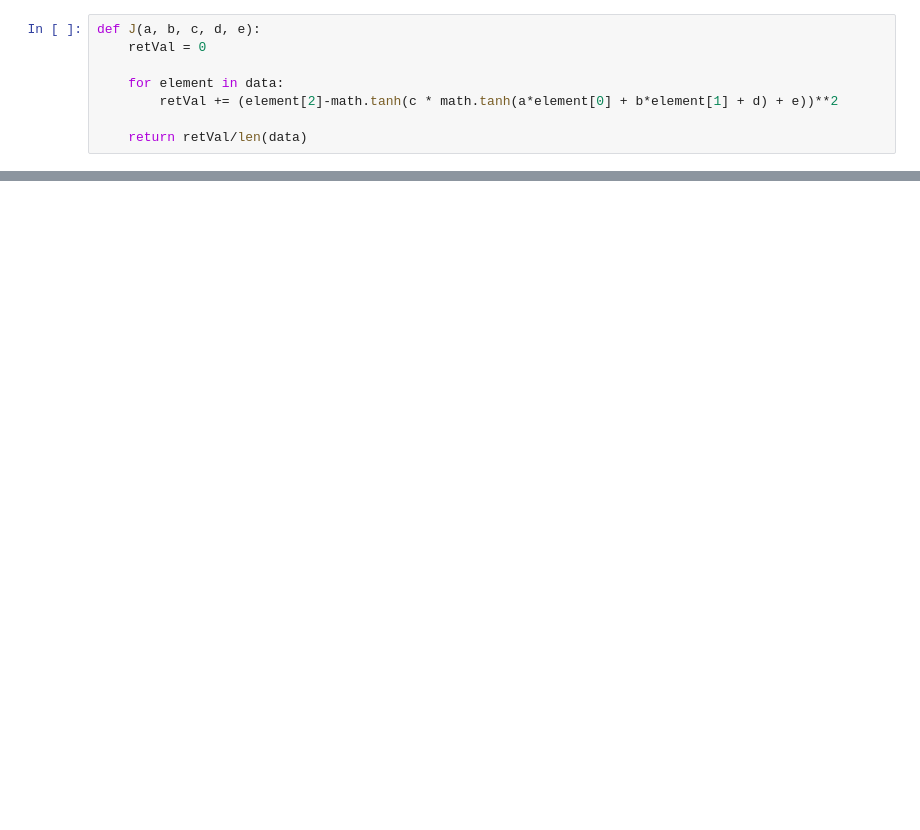
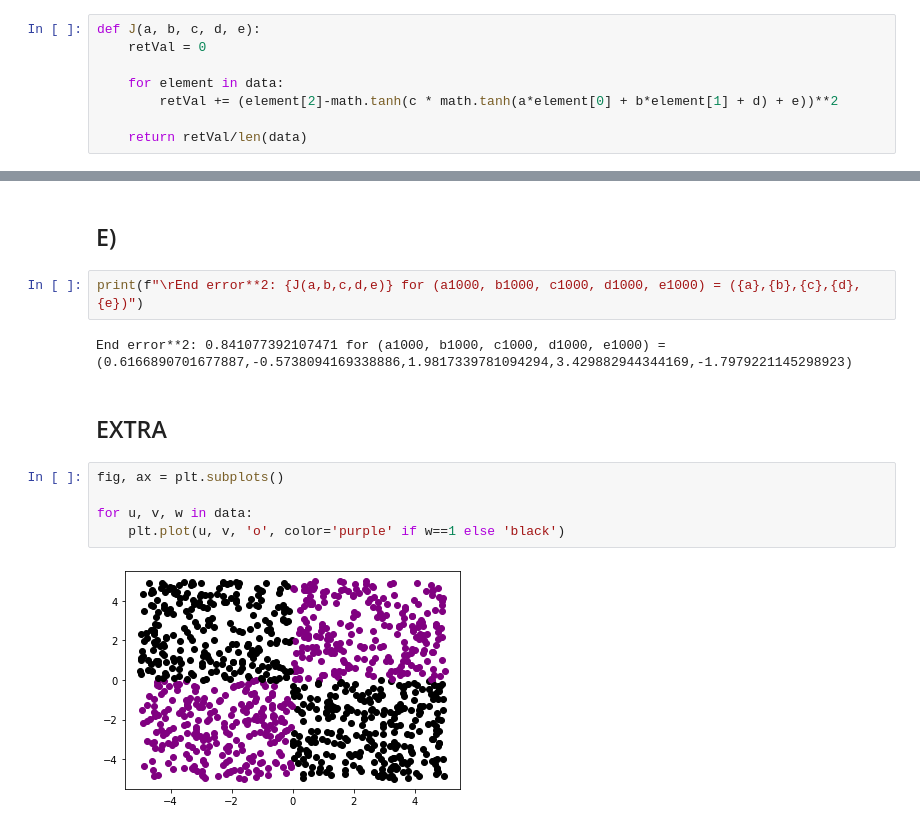
Before and after one commit to Vasco-Varas/IMT2220_Tarea1, a Jupyter notebook: Parte_2.ipynb, the cells around one changed output, grey strips where cells are left out. Drawn from its saved outputs; the diff is of its cells as text; blank space fills up the shorter version.

```diff
--- a/Parte_2.ipynb
+++ b/Parte_2.ipynb
@@ -110,0 +95,15 @@ plt.plot(errors, color='black')
+# %% [markdown]
+## E)
+# %%
+print(f"\rEnd error**2: {J(a,b,c,d,e)} for (a1000, b1000, c1000, d1000, e1000) = ({a},{b},{c},{d},{e})")
+# %% [output]
+End error**2: 0.841077392107471 for (a1000, b1000, c1000, d1000, e1000) = (0.6166890701677887,-0.5738094169338886,1.9817339781094294,3.429882944344169,-1.7979221145298923)
+# %% [markdown]
+## EXTRA
+# %%
+fig, ax = plt.subplots()
+
+for u, v, w in data:
+    plt.plot(u, v, 'o', color='purple' if w==1 else 'black')
+# %% [output]
+[figure, added]
```
Also changed, not shown: parts of 14 cells of this notebook.
